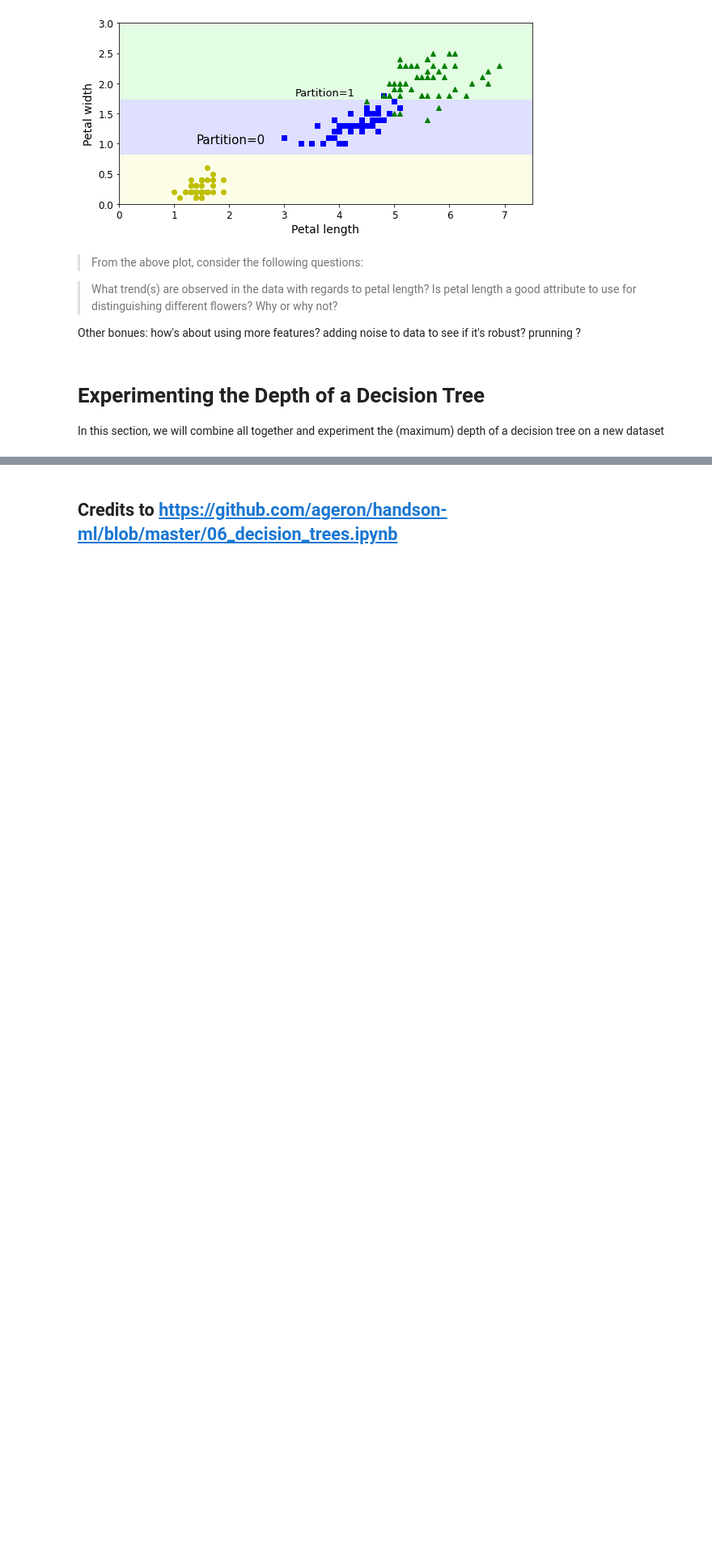
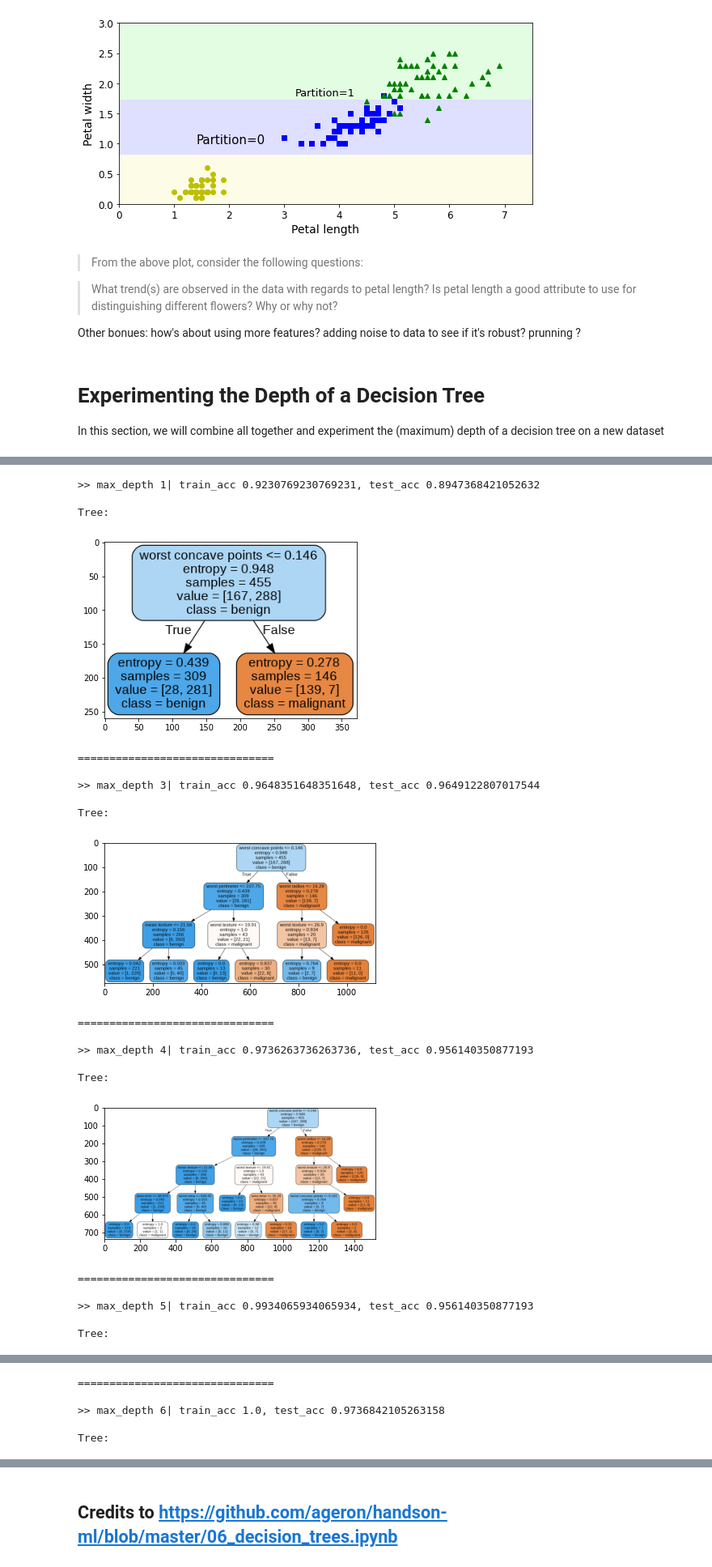
Before and after one commit to tynguyen/ML_ipython_worksheets, a Jupyter notebook: week2_worksheet2_decision_tree.ipynb, the cells around one changed output, grey strips where cells are left out. Shown at 81% size. Saved outputs shown, nothing was run; the diff lists cells and outputs as text; code cells hidden in the pictures; blank space fills up the shorter version.

Commit message:
Experiment DT depth

```diff
--- a/week2_worksheet2_decision_tree.ipynb
+++ b/week2_worksheet2_decision_tree.ipynb
@@ -275,0 +417,27 @@ In this section, we will combine all together and experiment the (maximum) depth
+# %%
+# Use digits dataset
+from sklearn.datasets import load_breast_cancer
+max_depths_list = [1, 3, 4, 5, 6, 7, 8, 9, 10]
+train_acc_vs_tree_depth_list, test_acc_vs_tree_depth_list = train(load_breast_cancer, max_depths_list)
+# %% [output]
+>> max_depth 1| train_acc 0.9230769230769231, test_acc 0.8947368421052632
+
+Tree:
+[figure, added]
+===============================
+
+>> max_depth 3| train_acc 0.9648351648351648, test_acc 0.9649122807017544
+
+Tree:
+[figure, added]
+===============================
+
+>> max_depth 4| train_acc 0.9736263736263736, test_acc 0.956140350877193
+
+Tree:
+[figure, added]
+===============================
+
+>> max_depth 5| train_acc 0.9934065934065934, test_acc 0.956140350877193
+
+Tree:
@@ -275,0 +445,5 @@ In this section, we will combine all together and experiment the (maximum) depth
+===============================
+
+>> max_depth 6| train_acc 1.0, test_acc 0.9736842105263158
+
+Tree:
```
Also changed, not shown: parts of 5 cells of this notebook.
